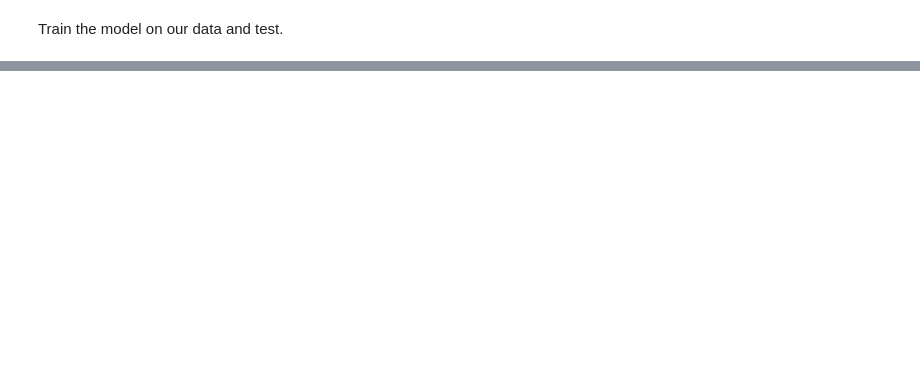
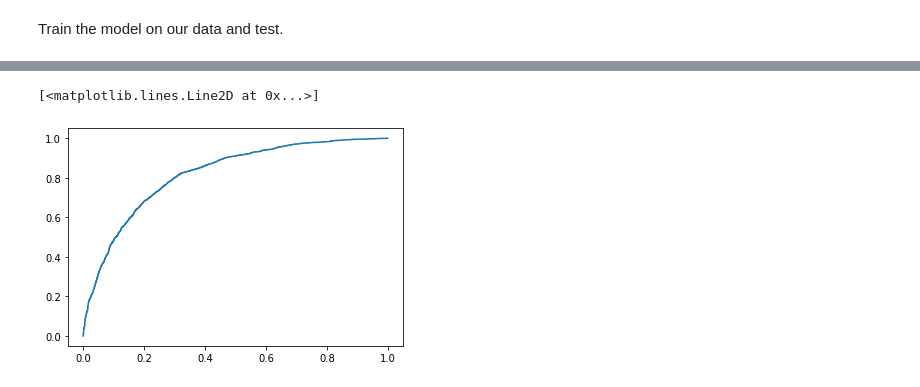
Before and after one commit to Engineero/couch_surfing, a Jupyter notebook: siamese_net.ipynb, the cells around one changed output, grey strips where cells are left out. Saved outputs shown, nothing was run; the diff lists cells and outputs as text; code cells hidden in the pictures; blank space fills up the shorter version.

```diff
--- a/siamese_net.ipynb
+++ b/siamese_net.ipynb
@@ -275,0 +371,9 @@ Train on 54200 samples, validate on 9570 samples
+# %%
+predictions = model.predict([te_pairs[:, 0], te_pairs[:, 1]])
+# %%
+fpr, tpr, thresholds = roc_curve(te_y, predictions)
+# %%
+plt.plot(tpr, fpr)
+# %% [output]
+[<matplotlib.lines.Line2D at 0x...>]
+[figure, added]
```
Also changed, not shown: parts of 29 cells of this notebook.
